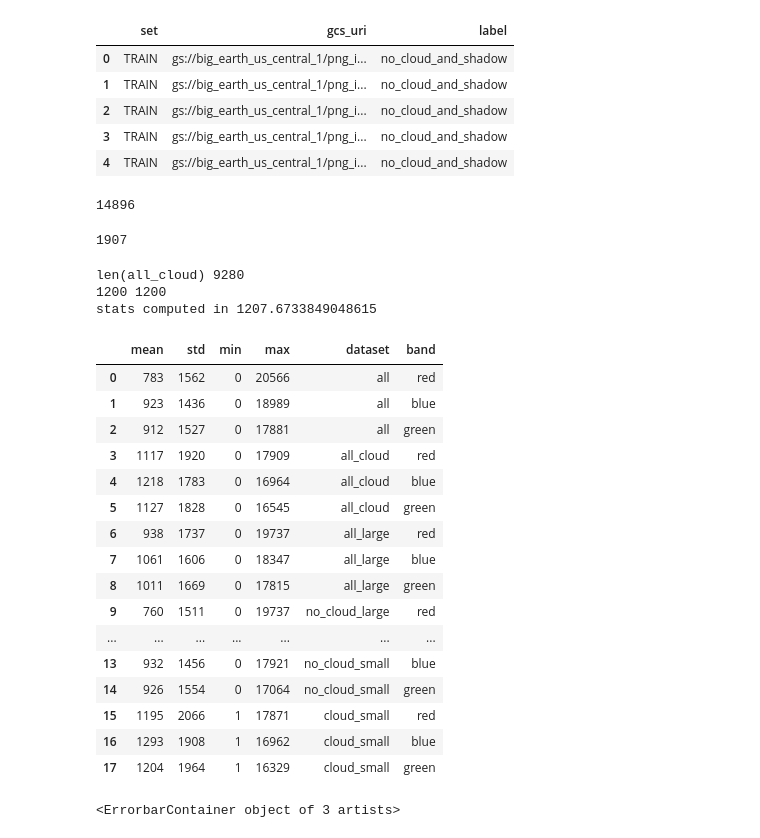
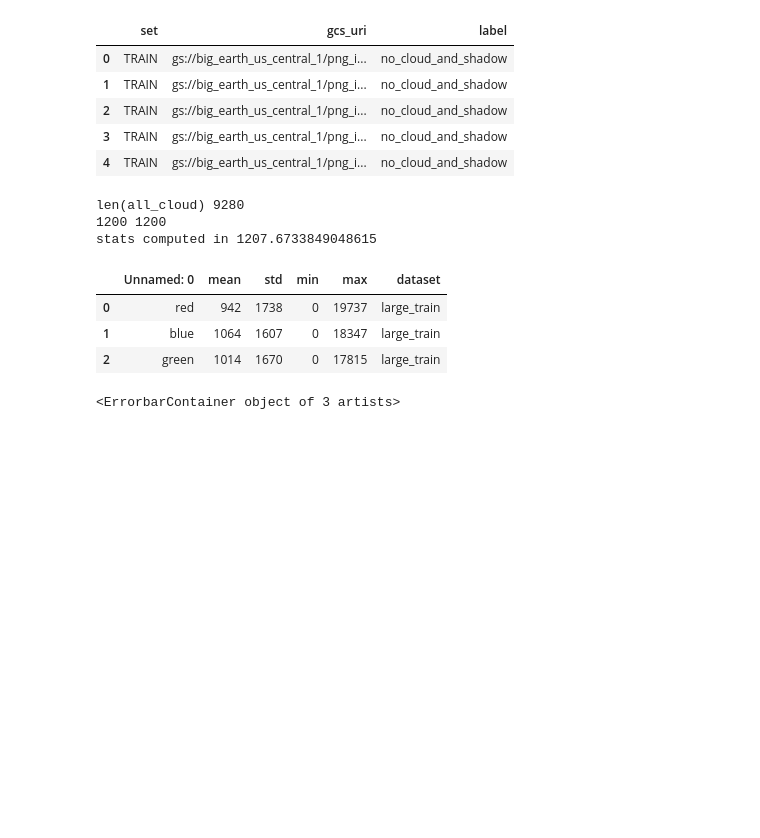
Before and after one commit to skeller88/big_earth_springboard_project, a Jupyter notebook: data_science/data_exploration.ipynb, the cells around one changed output. Saved outputs shown, nothing was run; the diff lists cells and outputs as text; code cells hidden in the pictures; blank space fills up the shorter version.

```diff
--- a/data_science/data_exploration.ipynb
+++ b/data_science/data_exploration.ipynb
@@ -102,11 +112,11 @@ if not os.path.exists(root + '/cloud_and_shadow_stats_large_train.csv'):
     large_train = large[large['set'] == 'TRAIN']
     print(len(large_train))
     npy_files = [npy_image_dir + "/" + file + ".npy" for file in large_train['image_prefix'].values]
-    stats = stats_for_numpy_images(npy_files, use_test_data=False)
-    stats['dataset'] = 'large_train'
-    pd.DataFrame(stats).to_csv(root + '/cloud_and_shadow_stats_large_train.csv')
+    band_stats = stats_for_numpy_images(npy_files, use_test_data=False)
+    band_stats['dataset'] = 'large_train'
+    pd.DataFrame(band_stats).to_csv(root + '/cloud_and_shadow_stats_large_train.csv')
+else:
+    band_stats = pd.read_csv(root + '/cloud_and_shadow_stats_large_train.csv')
-# %% [output]
-14896
 # %%
 if not os.path.exists(root + '/cloud_and_shadow_stats_small_train.csv'):
     small_train = small[small['set'] == 'TRAIN']
@@ -115,8 +125,11 @@ if not os.path.exists(root + '/cloud_and_shadow_stats_small_train.csv'):
     stats = stats_for_numpy_images(npy_files, use_test_data=False)
     stats['dataset'] = 'small_train'
     pd.DataFrame(stats).to_csv(root + '/cloud_and_shadow_stats_small_train.csv')
+else:
+    band_stats = pd.read_csv(root + '/cloud_and_shadow_stats_large_train.csv')
+
+cloud = small[small['label'] == 'has_cloud_and_shadow']
+no_cloud = small[small['label'] == 'no_cloud_and_shadow']
-# %% [output]
-1907
 # %%
 if os.path.exists(root + '/cloud_and_shadow_stats_all.csv'):
     all_stats = pd.read_csv(root + '/cloud_and_shadow_stats_all.csv')
@@ -173,28 +186,15 @@ len(all_cloud) 9280
 1200 1200
 stats computed in 1207.6733849048615
 # %%
-all_stats['mean'] = all_stats['mean'].astype(int)
-all_stats['std'] = all_stats['std'].astype(int)
+band_stats['mean'] = band_stats['mean'].astype(int)
+band_stats['std'] = band_stats['std'].astype(int)
 
-all_stats
+band_stats
 # %% [output]
-|  | mean | std | min | max | dataset | band |
-| 0 | 783 | 1562 | 0 | 20566 | all | red |
-| 1 | 923 | 1436 | 0 | 18989 | all | blue |
-| 2 | 912 | 1527 | 0 | 17881 | all | green |
-| 3 | 1117 | 1920 | 0 | 17909 | all_cloud | red |
-| 4 | 1218 | 1783 | 0 | 16964 | all_cloud | blue |
-| 5 | 1127 | 1828 | 0 | 16545 | all_cloud | green |
-| 6 | 938 | 1737 | 0 | 19737 | all_large | red |
-| 7 | 1061 | 1606 | 0 | 18347 | all_large | blue |
-| 8 | 1011 | 1669 | 0 | 17815 | all_large | green |
-| 9 | 760 | 1511 | 0 | 19737 | no_cloud_large | red |
-| ... | ... | ... | ... | ... | ... | ... |
-| 13 | 932 | 1456 | 0 | 17921 | no_cloud_small | blue |
-| 14 | 926 | 1554 | 0 | 17064 | no_cloud_small | green |
-| 15 | 1195 | 2066 | 1 | 17871 | cloud_small | red |
-| 16 | 1293 | 1908 | 1 | 16962 | cloud_small | blue |
-| 17 | 1204 | 1964 | 1 | 16329 | cloud_small | green |
+|  | Unnamed: 0 | mean | std | min | max | dataset |
+| 0 | red | 942 | 1738 | 0 | 19737 | large_train |
+| 1 | blue | 1064 | 1607 | 0 | 18347 | large_train |
+| 2 | green | 1014 | 1670 | 0 | 17815 | large_train |
 # %%
 # no_cloud_npy_files = [npy_image_dir + "/" + file + ".npy" for file in no_cloud['image_prefix'].values]
 # no_cloud_pixels = np.concatenate([np.load(file).reshape(120 * 120, 3) for file in no_cloud_npy_files])
```
Also changed, not shown: parts of 12 cells of this notebook, 1 other file.
